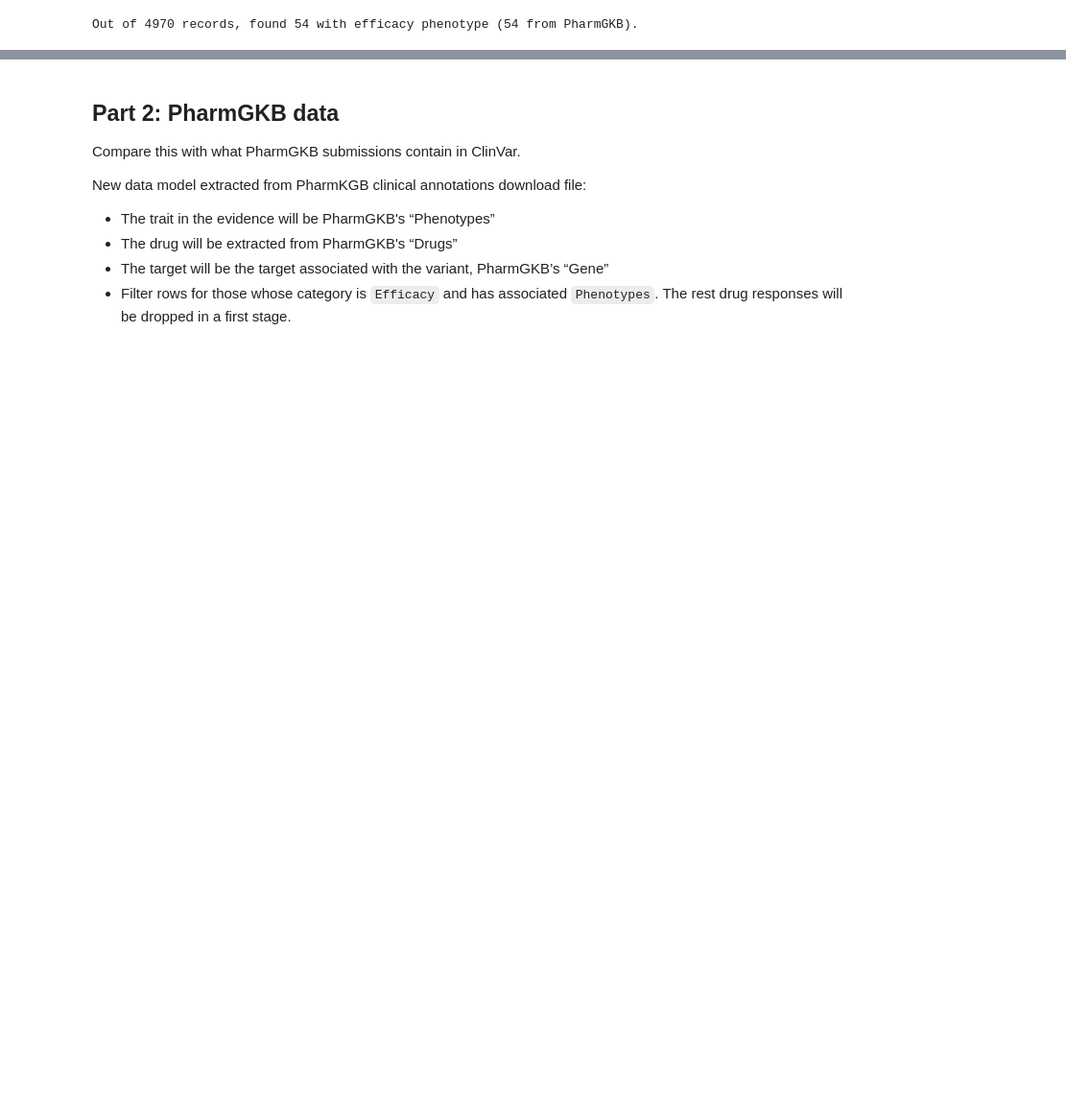
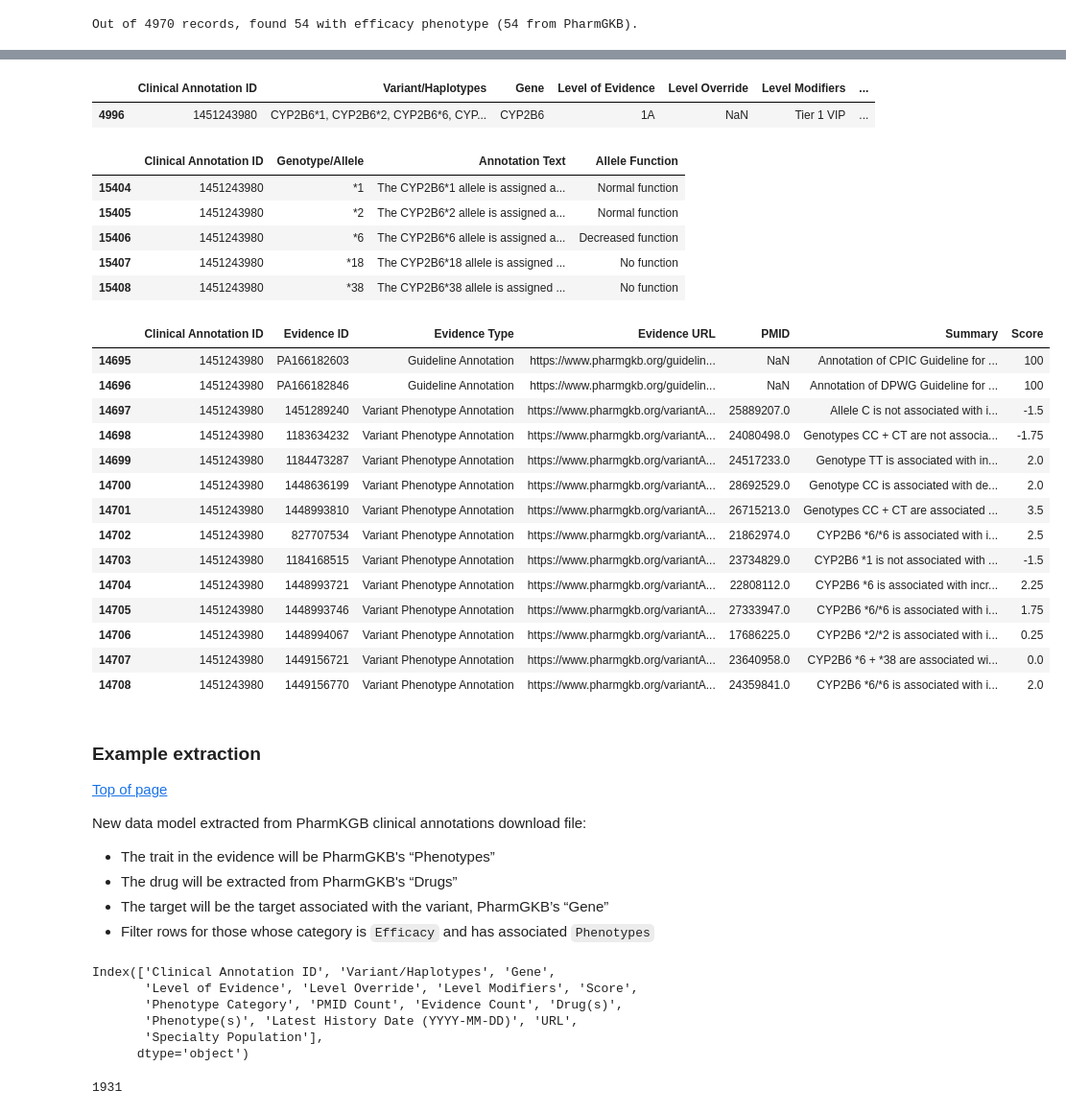
Before and after one commit to apriltuesday/eva-opentargets, a Jupyter notebook: data-exploration/drug-response/drug-response-background-trait.ipynb, the cells around one changed output, grey strips where cells are left out. Shown at 96% size. Saved outputs shown, nothing was run; the diff lists cells and outputs as text; code cells hidden in the pictures; blank space fills up the shorter version.

```diff
--- a/data-exploration/drug-response/drug-response-background-trait.ipynb
+++ b/data-exploration/drug-response/drug-response-background-trait.ipynb
@@ -179,0 +194,4 @@ Out of 4970 records, found 54 with efficacy phenotype (54 from PharmGKB).
+# %%
+pd.set_option('display.max_colwidth', None)
+# %%
+pharmgkb_root = '/home/april/projects/opentargets/pharmgkb'
@@ -179,0 +208,4 @@ Out of 4970 records, found 54 with efficacy phenotype (54 from PharmGKB).
+# %%
+clinical_annotations = pd.read_csv(os.path.join(pharmgkb_root, 'clinical', 'clinical_annotations.tsv'), sep='\t')
+clinical_alleles = pd.read_csv(os.path.join(pharmgkb_root, 'clinical', 'clinical_ann_alleles.tsv'), sep='\t')
+clinical_evidence = pd.read_csv(os.path.join(pharmgkb_root, 'clinical', 'clinical_ann_evidence.tsv'), sep='\t')
@@ -179,0 +216,6 @@ Out of 4970 records, found 54 with efficacy phenotype (54 from PharmGKB).
+# %%
+def show_id(i):
+    for t in (clinical_annotations[clinical_annotations['Clinical Annotation ID'] == i],
+              clinical_alleles[clinical_alleles['Clinical Annotation ID'] == i],
+              clinical_evidence[clinical_evidence['Clinical Annotation ID'] == i]):
+        display(t)
@@ -180,10 +250,45 @@ Out of 4970 records, found 54 with efficacy phenotype (54 from PharmGKB).
+# %%
+show_id(1451243980)
+# %% [output]
+|  | Clinical Annotation ID | Variant/Haplotypes | Gene | Level of Evidence | Level Override | Level Modifiers | ... |
+| 4996 | 1451243980 | CYP2B6*1, CYP2B6*2, CYP2B6*6, CYP... | CYP2B6 | 1A | NaN | Tier 1 VIP | ... |
+|  | Clinical Annotation ID | Genotype/Allele | Annotation Text | Allele Function |
+| 15404 | 1451243980 | *1 | The CYP2B6*1 allele is assigned a... | Normal function |
+| 15405 | 1451243980 | *2 | The CYP2B6*2 allele is assigned a... | Normal function |
+| 15406 | 1451243980 | *6 | The CYP2B6*6 allele is assigned a... | Decreased function |
+| 15407 | 1451243980 | *18 | The CYP2B6*18 allele is assigned ... | No function |
+| 15408 | 1451243980 | *38 | The CYP2B6*38 allele is assigned ... | No function |
+|  | Clinical Annotation ID | Evidence ID | Evidence Type | Evidence URL | PMID | Summary | Score |
+| 14695 | 1451243980 | PA166182603 | Guideline Annotation | https://www.pharmgkb.org/guidelin... | NaN | Annotation of CPIC Guideline for ... | 100 |
+| 14696 | 1451243980 | PA166182846 | Guideline Annotation | https://www.pharmgkb.org/guidelin... | NaN | Annotation of DPWG Guideline for ... | 100 |
+| 14697 | 1451243980 | 1451289240 | Variant Phenotype Annotation | https://www.pharmgkb.org/variantA... | 25889207.0 | Allele C is not associated with i... | -1.5 |
+| 14698 | 1451243980 | 1183634232 | Variant Phenotype Annotation | https://www.pharmgkb.org/variantA... | 24080498.0 | Genotypes CC + CT are not associa... | -1.75 |
+| 14699 | 1451243980 | 1184473287 | Variant Phenotype Annotation | https://www.pharmgkb.org/variantA... | 24517233.0 | Genotype TT is associated with in... | 2.0 |
+| 14700 | 1451243980 | 1448636199 | Variant Phenotype Annotation | https://www.pharmgkb.org/variantA... | 28692529.0 | Genotype CC is associated with de... | 2.0 |
+| 14701 | 1451243980 | 1448993810 | Variant Phenotype Annotation | https://www.pharmgkb.org/variantA... | 26715213.0 | Genotypes CC + CT are associated ... | 3.5 |
+| 14702 | 1451243980 | 827707534 | Variant Phenotype Annotation | https://www.pharmgkb.org/variantA... | 21862974.0 | CYP2B6 *6/*6 is associated with i... | 2.5 |
+| 14703 | 1451243980 | 1184168515 | Variant Phenotype Annotation | https://www.pharmgkb.org/variantA... | 23734829.0 | CYP2B6 *1 is not associated with ... | -1.5 |
+| 14704 | 1451243980 | 1448993721 | Variant Phenotype Annotation | https://www.pharmgkb.org/variantA... | 22808112.0 | CYP2B6 *6 is associated with incr... | 2.25 |
+| 14705 | 1451243980 | 1448993746 | Variant Phenotype Annotation | https://www.pharmgkb.org/variantA... | 27333947.0 | CYP2B6 *6/*6 is associated with i... | 1.75 |
+| 14706 | 1451243980 | 1448994067 | Variant Phenotype Annotation | https://www.pharmgkb.org/variantA... | 17686225.0 | CYP2B6 *2/*2 is associated with i... | 0.25 |
+| 14707 | 1451243980 | 1449156721 | Variant Phenotype Annotation | https://www.pharmgkb.org/variantA... | 23640958.0 | CYP2B6 *6 + *38 are associated wi... | 0.0 |
+| 14708 | 1451243980 | 1449156770 | Variant Phenotype Annotation | https://www.pharmgkb.org/variantA... | 24359841.0 | CYP2B6 *6/*6 is associated with i... | 2.0 |
 # %% [markdown]
-## Part 2: PharmGKB data
+### Example extraction
 
-Compare this with what PharmGKB submissions contain in ClinVar.
+[Top of page](#Table-of-contents)
 
 New data model extracted from PharmKGB clinical annotations download file:
 * The trait in the evidence will be PharmGKB's “Phenotypes”
 * The drug will be extracted from PharmGKB's “Drugs”
 * The target will be the target associated with the variant, PharmGKB’s “Gene”
-* Filter rows for those whose category is `Efficacy` and has associated `Phenotypes`. The rest drug responses will be dropped in a first stage.
+* Filter rows for those whose category is `Efficacy` and has associated `Phenotypes`
+# %%
+clinical_annotations.columns
+# %% [output]
+Index(['Clinical Annotation ID', 'Variant/Haplotypes', 'Gene',
+       'Level of Evidence', 'Level Override', 'Level Modifiers', 'Score',
+       'Phenotype Category', 'PMID Count', 'Evidence Count', 'Drug(s)',
+       'Phenotype(s)', 'Latest History Date (YYYY-MM-DD)', 'URL',
+       'Specialty Population'],
+      dtype='object')
@@ -189,0 +303,4 @@ New data model extracted from PharmKGB clinical annotations download file:
+# %%
+len(efficacy_annotations)
+# %% [output]
+1931
```
Also changed, not shown: parts of 37 cells of this notebook.
